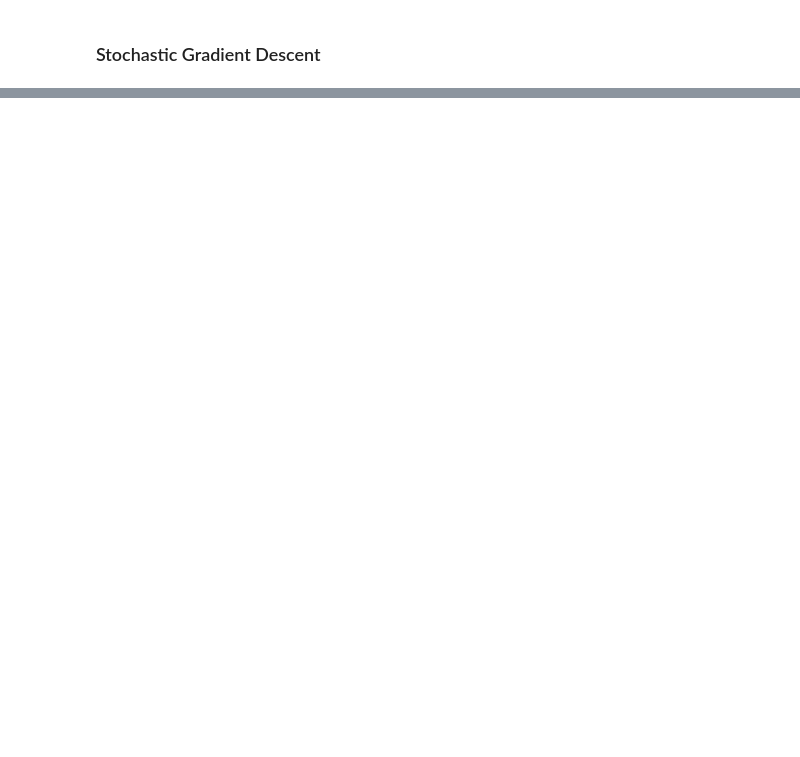
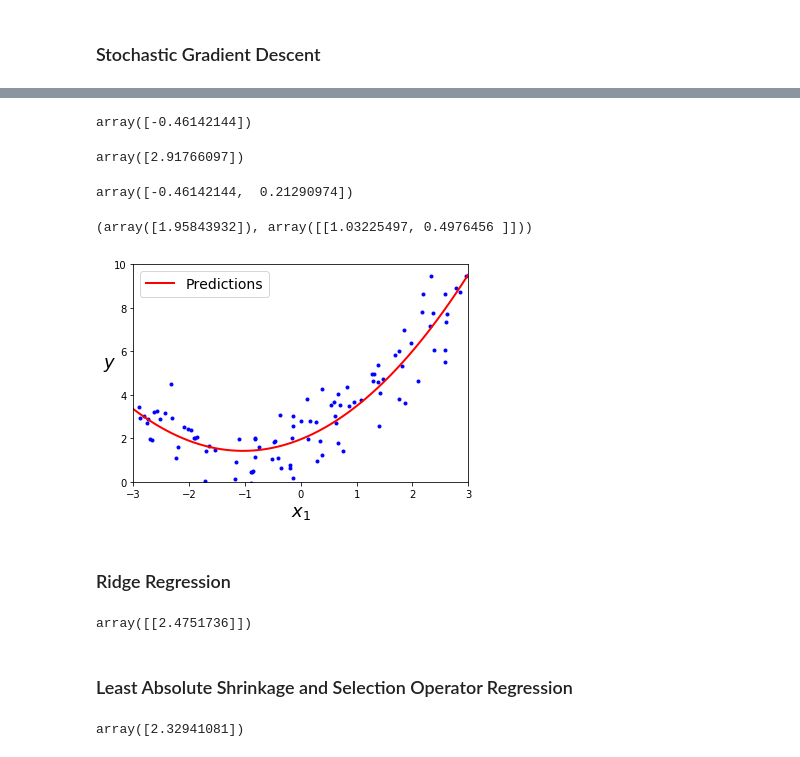
Before and after one commit to Zheng7426/machine_learning_practice, a Jupyter notebook: linearRegression/gradient_descent.ipynb, the cells around one changed output, grey strips where cells are left out. Drawn from its saved outputs; the diff is of its cells as text; code cells hidden in the pictures; blank space fills up the shorter version.

```diff
--- a/linearRegression/gradient_descent.ipynb
+++ b/linearRegression/gradient_descent.ipynb
@@ -104,0 +126,37 @@ sgd_reg.intercept_, sgd_reg.coef_
+# %%
+from sklearn.preprocessing import PolynomialFeatures
+poly_features = PolynomialFeatures(degree=2, include_bias=False)
+X_poly = poly_features.fit_transform(X)
+X[0]
+# %% [output]
+array([-0.46142144])
+# %%
+X[0]
+# %% [output]
+array([2.91766097])
+# %%
+X_poly[0]
+# %% [output]
+array([-0.46142144,  0.21290974])
+# %%
+lin_reg = LinearRegression()
+lin_reg.fit(X_poly, y)
+lin_reg.intercept_, lin_reg.coef_
+# %% [output]
+(array([1.95843932]), array([[1.03225497, 0.4976456 ]]))
+# %%
+X_new = np.linspace(-3, 3, 100).reshape(100, 1)
+X_new_poly = poly_features.transform(X_new)
+y_new = lin_reg.predict(X_new_poly)
+plt.plot(X, y, "b.")
+plt.plot(X_new, y_new, "r-", linewidth=2, label="Predictions")
+plt.xlabel("$x_1$", fontsize=18)
+plt.ylabel("$y$", rotation=0, fontsize=18)
+plt.legend(loc="upper left", fontsize=14)
+plt.axis([-3, 3, 0, 10])
+plt.savefig("quadratic_predictions_plot")
+plt.show()
+# %% [output]
+[figure, added]
+# %% [markdown]
+<h3>Ridge Regression</h3>
@@ -104,0 +169,16 @@ sgd_reg.intercept_, sgd_reg.coef_
+# %%
+from sklearn.linear_model import Ridge
+ridge_reg = Ridge(alpha=1, solver="cholesky", random_state=2020)
+ridge_reg.fit(X, y)
+ridge_reg.predict([X[1]])
+# %% [output]
+array([[2.4751736]])
+# %% [markdown]
+<h3>Least Absolute Shrinkage and Selection Operator Regression</h3>
+# %%
+from sklearn.linear_model import Lasso
+lasso_reg = Lasso(alpha=0.1)
+lasso_reg.fit(X, y)
+lasso_reg.predict([X[1]])
+# %% [output]
+array([2.32941081])
```
Also changed, not shown: parts of 24 cells of this notebook, 3 other files.
